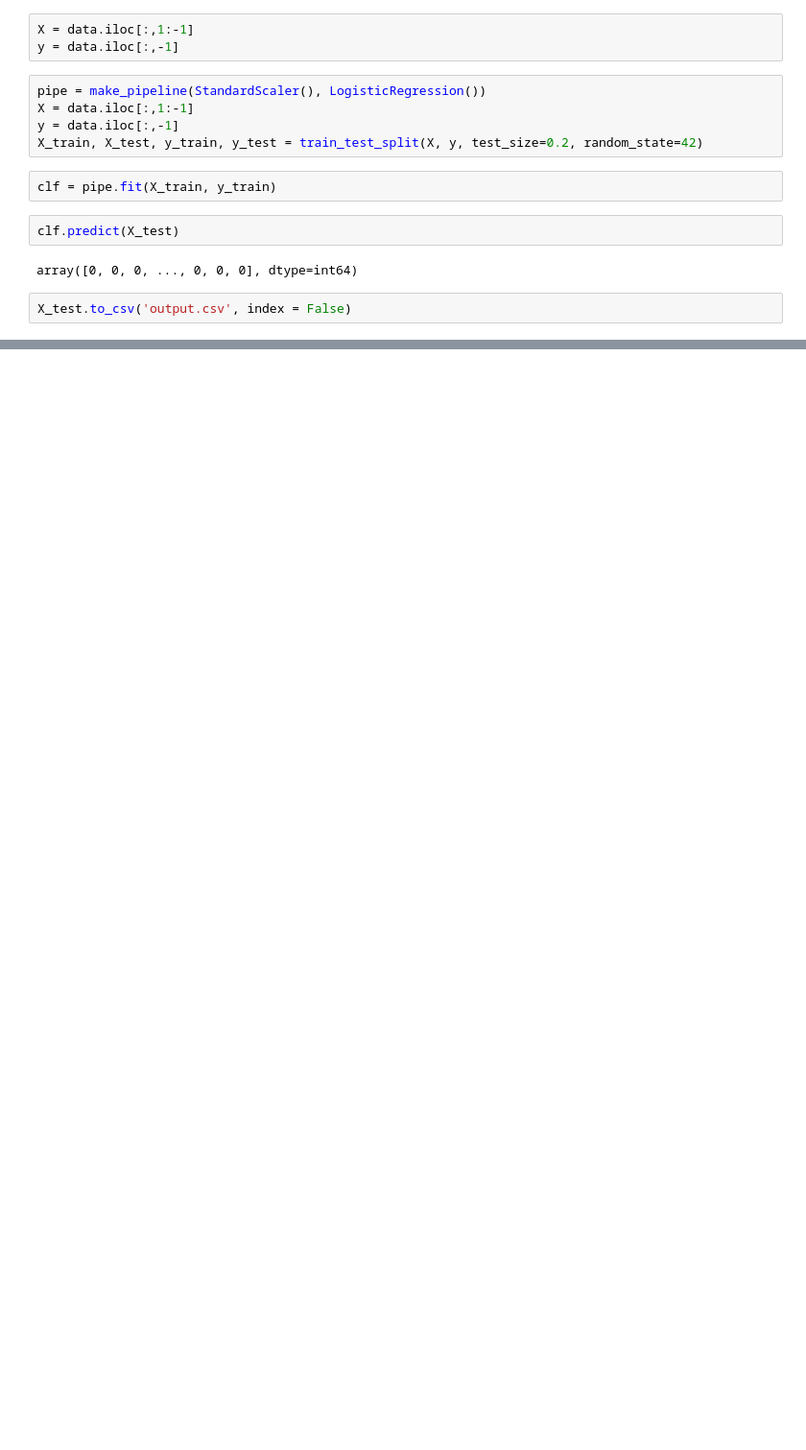
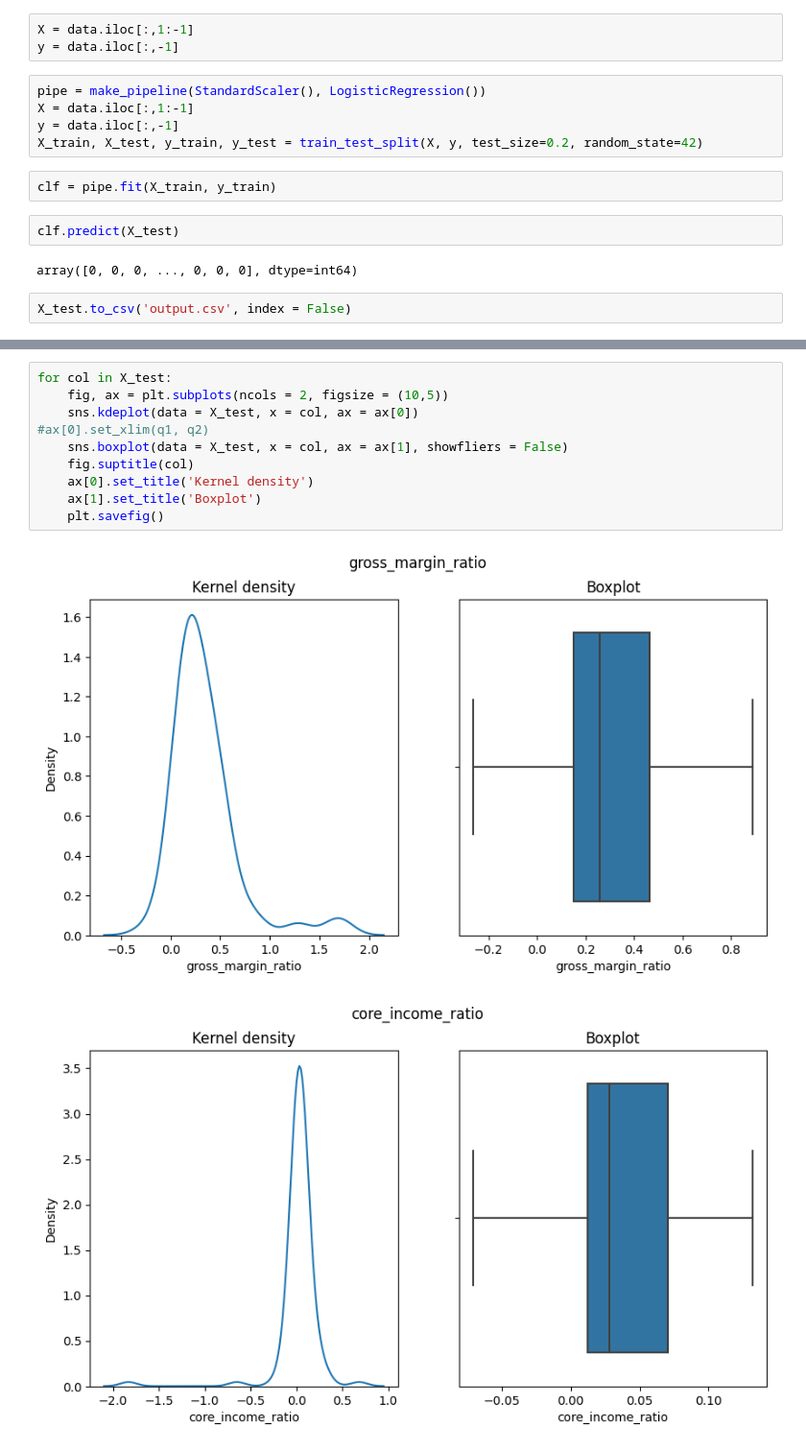
Before and after one commit to pietropadovese/Csv-default-predictor, a Jupyter notebook: train.ipynb, the cells around one changed output, grey strips where cells are left out. Shown at 96% size. Drawn from its saved outputs; the diff is of its cells as text; blank space fills up the shorter version.

```diff
--- a/train.ipynb
+++ b/train.ipynb
@@ -26,0 +57,13 @@ X_test.to_csv('output.csv', index = False)
+# %%
+for col in X_test:
+    fig, ax = plt.subplots(ncols = 2, figsize = (10,5))
+    sns.kdeplot(data = X_test, x = col, ax = ax[0])
+#ax[0].set_xlim(q1, q2)
+    sns.boxplot(data = X_test, x = col, ax = ax[1], showfliers = False)
+    fig.suptitle(col)
+    ax[0].set_title('Kernel density')
+    ax[1].set_title('Boxplot')
+    plt.savefig()
+# %% [output]
+[figure, added]
+[figure, added]
```
Also changed, not shown: parts of 9 cells of this notebook, 4 other files.
